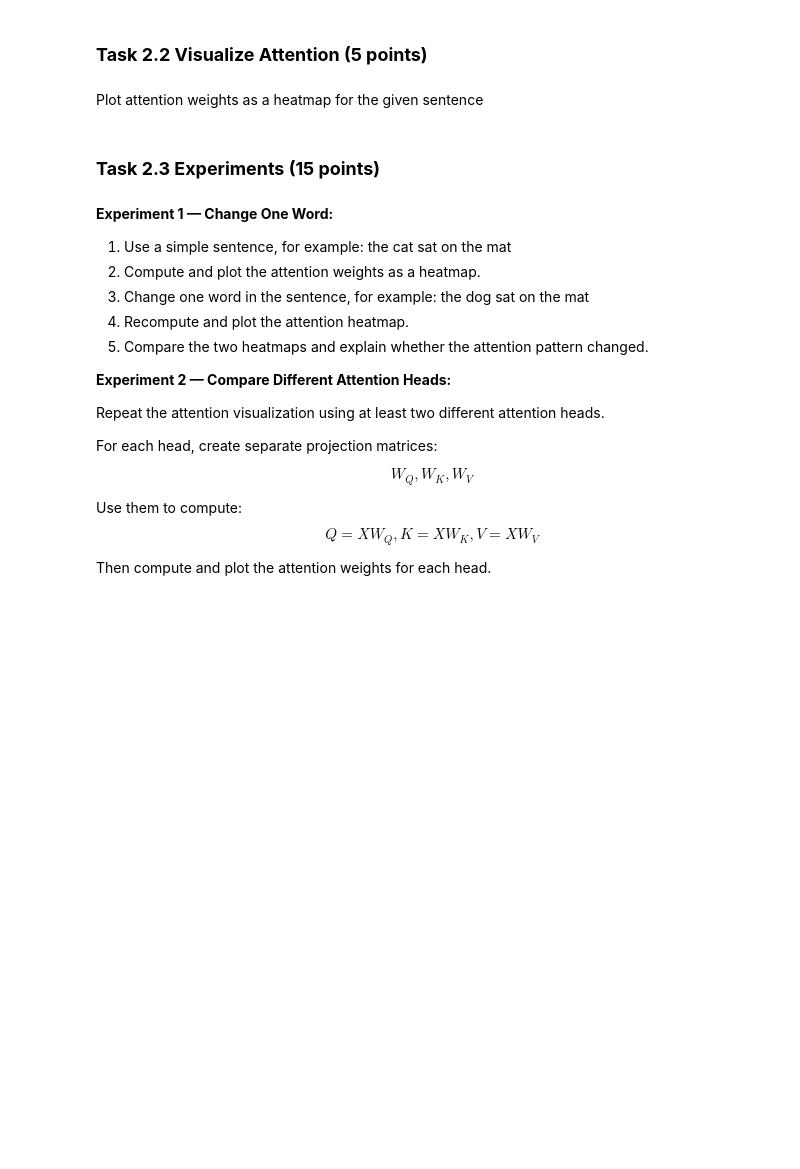
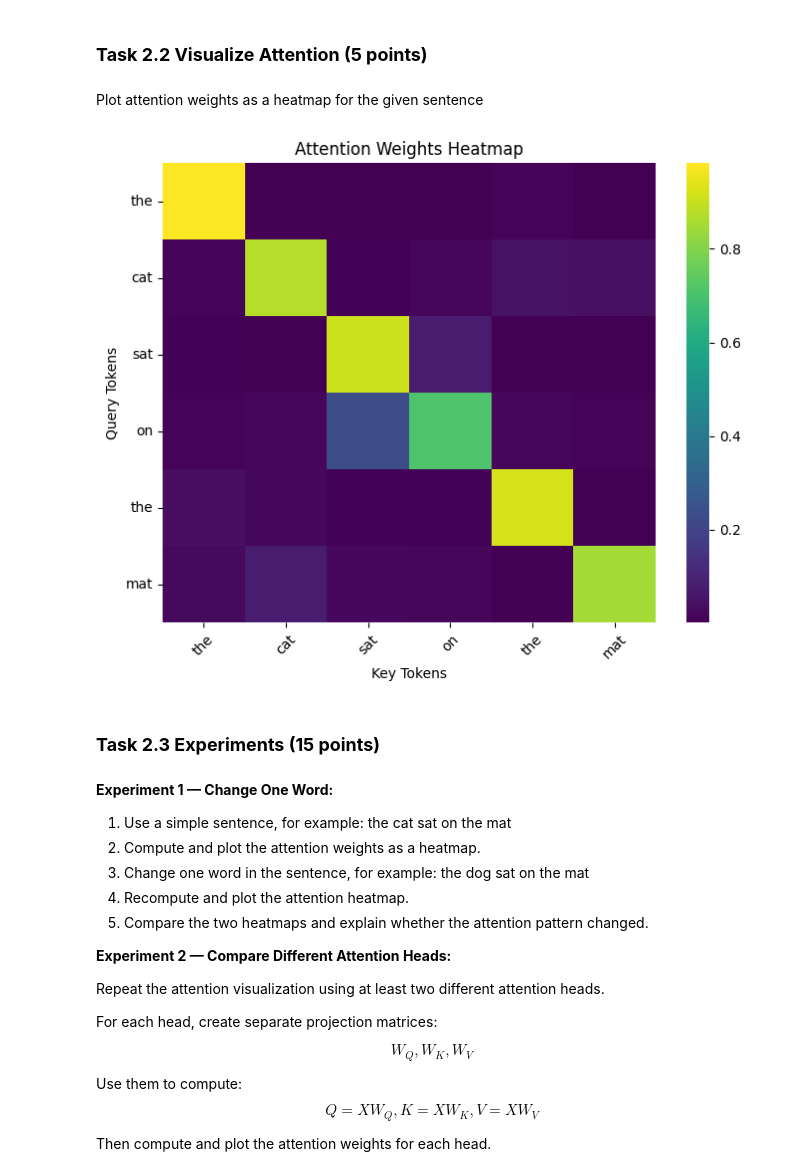
Before and after one commit to yahelcohen01/nebius-course, a Jupyter notebook: 02-LLM-Architectures/assignment_03/From_Finetuning_to_Attention_Inside_LLMs.ipynb, the cells around one changed output. Cells and saved outputs as stored; diff of their text form; code cells hidden in the pictures; blank space fills up the shorter version.

Commit message:
task 2.1-2.3: attention impl, visualization, and multi-head experiments
Co-Authored-By: Claude Opus 4.7 (1M context) <noreply@anthropic.com>

```diff
--- a/02-LLM-Architectures/assignment_03/From_Finetuning_to_Attention_Inside_LLMs.ipynb
+++ b/02-LLM-Architectures/assignment_03/From_Finetuning_to_Attention_Inside_LLMs.ipynb
@@ -846,29 +846,28 @@ def scaled_dot_product_attention(Q, K, V, mask=None):
 
     # Compute attention scores
 
-    scores = # TODO: compute dot-product between Q and K^T
+    scores = torch.matmul(Q, K.transpose(-2, -1))
 
 
     # Scale the scores
 
-    # TODO: divide scores by sqrt(d_k)
+    scores = scores / math.sqrt(d_k)
 
 
     #  Apply mask (if given)
 
     if mask is not None:
-        # TODO: mask out invalid positions (set to -inf)
-        pass
+        scores = scores.masked_fill(mask == 0, float('-inf'))
 
 
     # Softmax to get attention
 
-    attention_weights = # TODO: apply softmax over last dimension
+    attention_weights = F.softmax(scores, dim=-1)
 
 
     # Compute weighted sum
 
-    output = #TODO: multiply attention_weights with V
+    output = torch.matmul(attention_weights, V)
 
     return output, attention_weights
 # %% [markdown]
@@ -886,50 +885,48 @@ import math
 sentence = "the cat sat on the mat"
 
 
-tokens = # TODO: split sentence into tokens
+tokens = sentence.split()
 
-seq_len = # TODO: compute sequence length
+seq_len = len(tokens)
 
 
 
 # Create dummy embeddings
 
 d_model = 16
 
-
-embeddings = # TODO: initialize random embeddings of shape (seq_len, d_model)
+torch.manual_seed(42)
+embeddings = torch.randn(seq_len, d_model)
 
 # Treat embeddings as Q, K, V
 Q = embeddings
 K = embeddings
 V = embeddings
 
 
 
 # Compute Scaled Dot-Product Attention
 
-attention_weights = # TODO: compute attention weights (use function from above)
+_, attention_weights = scaled_dot_product_attention(Q, K, V)  # shape: (seq_len, seq_len)
 
 
 
 # Plot attention heatmap
 
 plt.figure(figsize=(8, 6))
 
-# TODO: plot heatmap using seaborn
-# - use attention_weights
-# - set xticklabels and yticklabels to tokens
-# - choose a colormap (e.g., "viridis")
-
+sns.heatmap(attention_weights.detach().numpy(), xticklabels=tokens, yticklabels=tokens, cmap="viridis")
 plt.title("Attention Weights Heatmap")
 
-# TODO: label axes
-# plt.xlabel(...)
-# plt.ylabel(...)
+plt.xlabel("Key Tokens")
+plt.ylabel("Query Tokens")
 
-# TODO: rotate ticks if needed
+plt.xticks(rotation=45)
+plt.yticks(rotation=0)
 
 plt.show()
+# %% [output]
+[figure, added]
 # %% [markdown]
 ### **Task 2.3 Experiments (15 points)**
 # %% [markdown]
```
Also changed, not shown: parts of 5 cells of this notebook, 2 other files.
